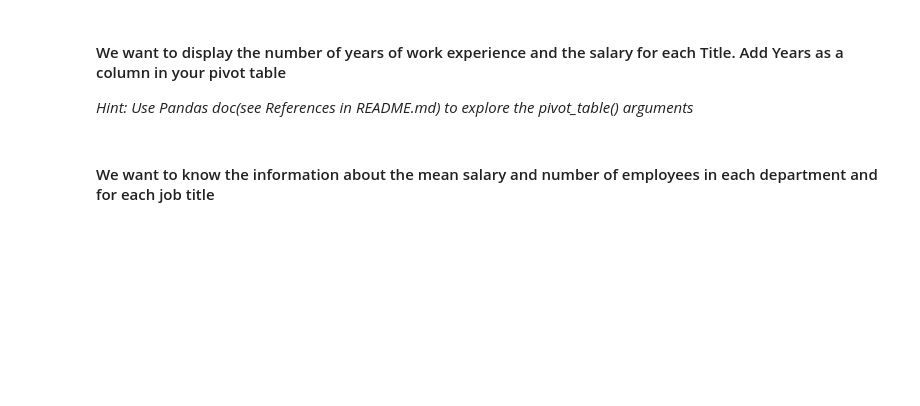
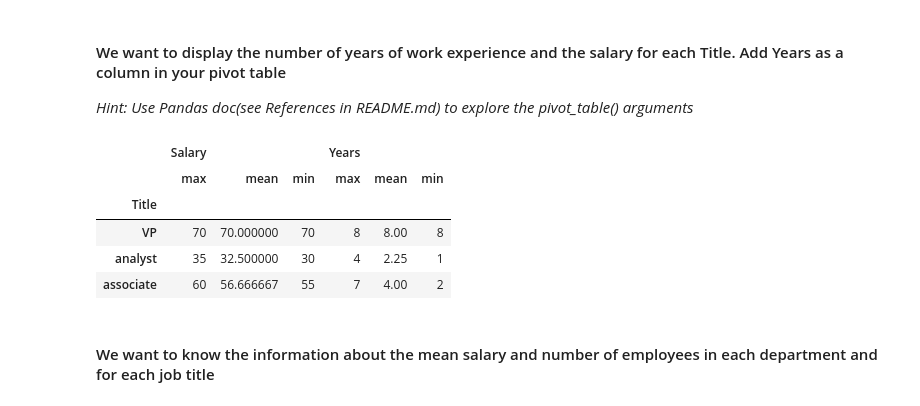
Before and after one commit to Ironhack-Data-Madrid-Octubre-2023/5.1-lab_pivot_table_and_correlation, a Jupyter notebook: your_code/main.ipynb, the cells around one changed output. Saved outputs shown, nothing was run; the diff lists cells and outputs as text; code cells hidden in the pictures; blank space fills up the shorter version.

```diff
--- a/your_code/main.ipynb
+++ b/your_code/main.ipynb
@@ -78,2 +86,12 @@ tabla
+# %%
+tabla = pd.pivot_table(employee, values=['Years','Salary'], index=['Title'],aggfunc={'Years':['min','max','mean'], 'Salary': ['min','max','mean']})
+tabla
+# %% [output]
+|  | Salary |  |  | Years |  |  |
+|  | max | mean | min | max | mean | min |
+| Title |  |  |  |  |  |  |
+| VP | 70 | 70.000000 | 70 | 8 | 8.00 | 8 |
+| analyst | 35 | 32.500000 | 30 | 4 | 2.25 | 1 |
+| associate | 60 | 56.666667 | 55 | 7 | 4.00 | 2 |
 # %% [markdown]
 #### We want to know the information about the mean salary and number of employees in each department and for each job title
```
Also changed, not shown: parts of 16 cells of this notebook.
